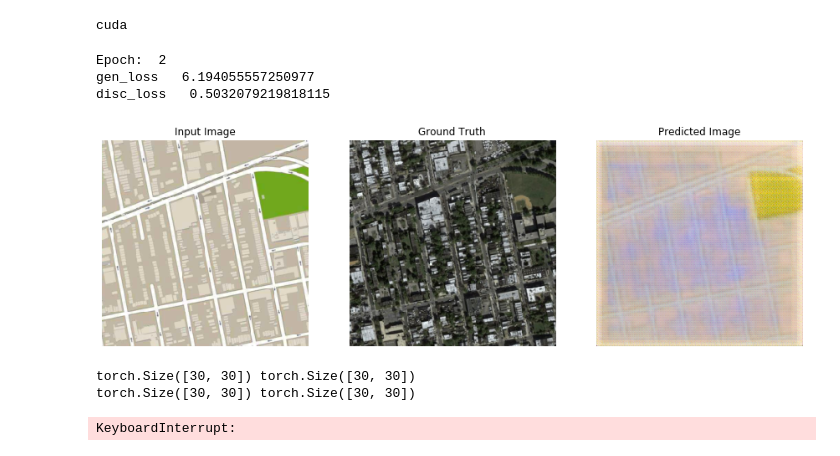
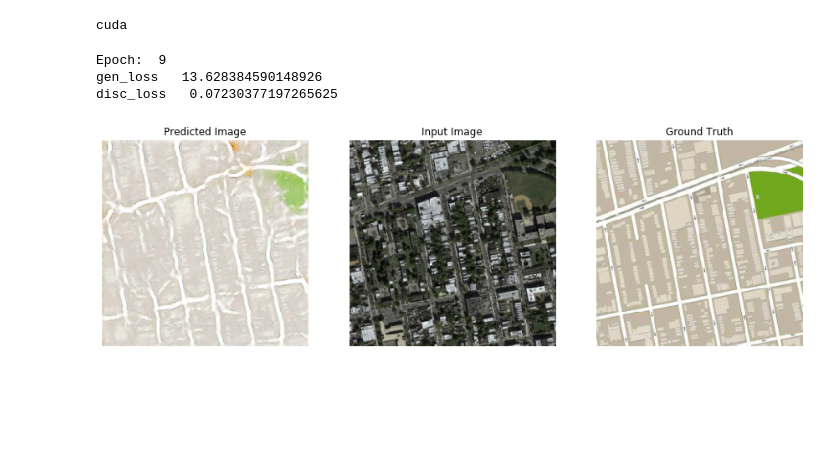
Before and after one commit to Tierprot/Deep-Learning, a Jupyter notebook: Pix2pix2.ipynb, the cells around one changed output. Cells and saved outputs as stored; diff of their text form; code cells hidden in the pictures; blank space fills up the shorter version.

```diff
--- a/Pix2pix2.ipynb
+++ b/Pix2pix2.ipynb
@@ -44,8 +44,8 @@ class Maps(Dataset):
 
     def load_sample(self, image_file):
         img = Image.open(image_file)
-        true = img.crop((img.width // 2, 0, img.width, img.height))
-        label = img.crop((0, 0, img.width // 2, img.height))
+        true = img.crop((0, 0, img.width // 2, img.height))
+        label = img.crop((img.width // 2, 0, img.width, img.height))
         return true, label
 
     def __getitem__(self, index):
@@ -193,8 +193,8 @@ def show_images(prediction, test_input, target):
     test_input = render_tensor(test_input.squeeze(0))
     target = render_tensor(target.squeeze(0))
     prediction = render_tensor(prediction.detach().squeeze(0))
-    display_list = [test_input, target, prediction]
-    title = ['Input Image', 'Ground Truth', 'Predicted Image']
+    display_list = [prediction, test_input, target]
+    title = ['Predicted Image', 'Input Image', 'Ground Truth' ]
 
     for i in range(3):
         plt.subplot(1, 3, i+1)
@@ -232,13 +232,13 @@ losses = {'gen_loss': [],
 
 epochs = 10
 
-BCELoss = BCE_loss()
+BCELoss = torch.nn.BCELoss()
 L1_loss = torch.nn.L1Loss().cuda()
 
 for epoch in range(epochs):
     losses = {'gen_loss': [],
               'disc_loss': []}
-    for target, input_image  in train_loader:
+    for input_image, target in train_loader:
         with torch.autograd.set_detect_anomaly(True):
             input_image = input_image.cuda()
             target = target.cuda()
@@ -254,37 +254,34 @@ for epoch in range(epochs):
             disc_gen_loss = BCELoss(disc_vs_gen, fake_zeros)
             disc_loss = (disc_real_loss + disc_gen_loss)*0.5
             disc.zero_grad()
             disc_loss.backward()
             disc_opt.step()
 
             gen_output = gen(input_image)
             disc_vs_gen = disc(input_image, gen_output)
             gan_loss = BCELoss(disc_vs_gen, real_ones)
 
             l1_loss =  100 * L1_loss(gen_output, target)
 
             gen_loss = gan_loss+l1_loss
             gen.zero_grad()
             gen_loss.backward()
             gen_opt.step()
 
             losses['gen_loss'].append(gen_loss.detach().cpu().float().item())
             losses['disc_loss'].append(disc_loss.detach().cpu().float().item())
 
             clear_output(wait=True)
             print('Epoch: ',epoch)
             for key in losses:
                 print(key, ' ', losses[key][-1])
 
             test_input, test_truth = next(iter(val_loader))
             gen_image = gen(test_input.cuda())
             gen_image = gen_image.cpu().data
             show_images(gen_image, test_input, test_truth)
 # %% [output]
-Epoch:  2
-gen_loss   6.194055557250977
-disc_loss   0.5032079219818115
+Epoch:  9
+gen_loss   13.628384590148926
+disc_loss   0.07230377197265625
-[figure, old version]
+[figure, new version]
-torch.Size([30, 30]) torch.Size([30, 30])
-torch.Size([30, 30]) torch.Size([30, 30])
-KeyboardInterrupt:
```
